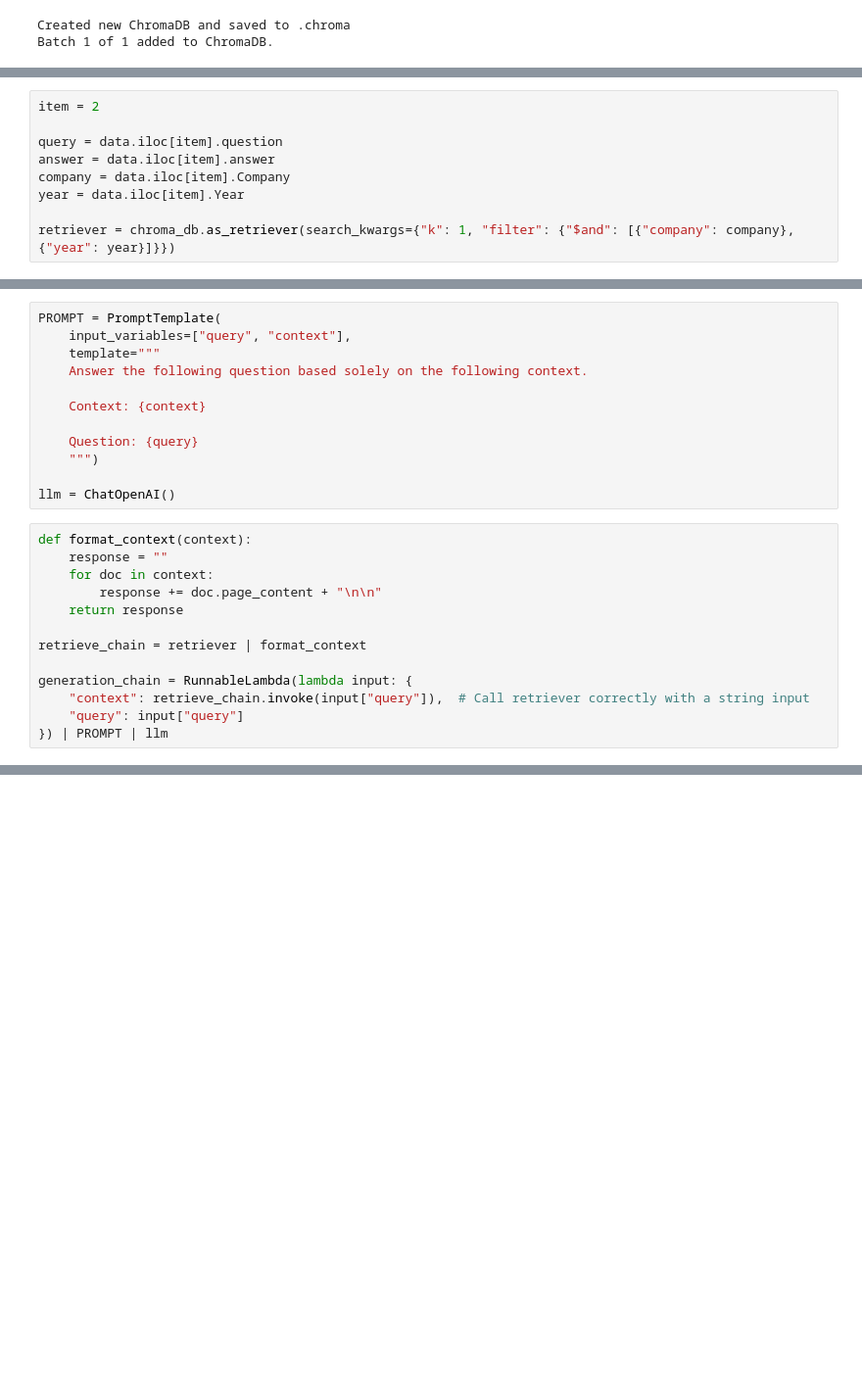
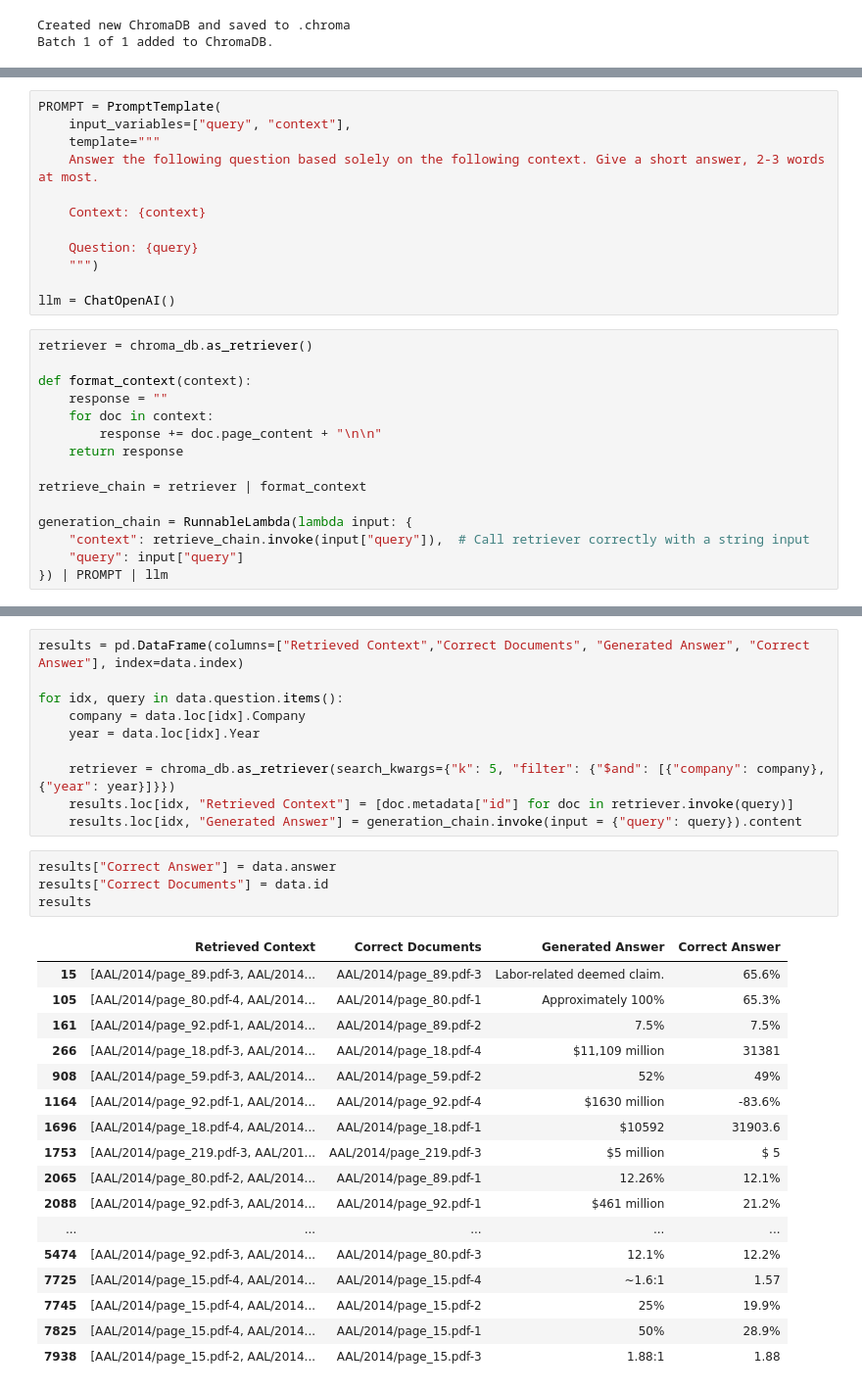
Before and after one commit to emrekuruu/VRAG, a Jupyter notebook: vanilla.ipynb, the cells around one changed output, grey strips where cells are left out. Shown at 98% size. Saved outputs shown, nothing was run; the diff lists cells and outputs as text; blank space fills up the shorter version.

```diff
--- a/vanilla.ipynb
+++ b/vanilla.ipynb
@@ -205,9 +195,0 @@ docs
-# %%
-item = 2
-
-query = data.iloc[item].question
-answer = data.iloc[item].answer
-company = data.iloc[item].Company
-year = data.iloc[item].Year
-
-retriever = chroma_db.as_retriever(search_kwargs={"k": 1, "filter": {"$and": [{"company": company}, {"year": year}]}})
@@ -217,7 +199,7 @@ retriever = chroma_db.as_retriever(search_kwargs={"k": 1, "filter": {"$and": [{"
 PROMPT = PromptTemplate(
     input_variables=["query", "context"],
     template="""
-    Answer the following question based solely on the following context.
+    Answer the following question based solely on the following context. Give a short answer, 2-3 words at most.
 
     Context: {context}
 
@@ -226,6 +208,8 @@ PROMPT = PromptTemplate(
 
 llm = ChatOpenAI()
 # %%
+retriever = chroma_db.as_retriever()
+
 def format_context(context):
     response = ""
     for doc in context:
@@ -283,0 +225,32 @@ the antitrust division of the department of justice ( doj ) , along with the dot
+# %%
+results = pd.DataFrame(columns=["Retrieved Context","Correct Documents", "Generated Answer", "Correct Answer"], index=data.index)
+
+for idx, query in data.question.items():
+    company = data.loc[idx].Company
+    year = data.loc[idx].Year
+
+    retriever = chroma_db.as_retriever(search_kwargs={"k": 5, "filter": {"$and": [{"company": company}, {"year": year}]}})
+    results.loc[idx, "Retrieved Context"] = [doc.metadata["id"] for doc in retriever.invoke(query)]
+    results.loc[idx, "Generated Answer"] = generation_chain.invoke(input = {"query": query}).content
+# %%
+results["Correct Answer"] = data.answer
+results["Correct Documents"] = data.id
+results
+# %% [output]
+|  | Retrieved Context | Correct Documents | Generated Answer | Correct Answer |
+| 15 | [AAL/2014/page_89.pdf-3, AAL/2014... | AAL/2014/page_89.pdf-3 | Labor-related deemed claim. | 65.6% |
+| 105 | [AAL/2014/page_80.pdf-4, AAL/2014... | AAL/2014/page_80.pdf-1 | Approximately 100% | 65.3% |
+| 161 | [AAL/2014/page_92.pdf-1, AAL/2014... | AAL/2014/page_89.pdf-2 | 7.5% | 7.5% |
+| 266 | [AAL/2014/page_18.pdf-3, AAL/2014... | AAL/2014/page_18.pdf-4 | $11,109 million | 31381 |
+| 908 | [AAL/2014/page_59.pdf-3, AAL/2014... | AAL/2014/page_59.pdf-2 | 52% | 49% |
+| 1164 | [AAL/2014/page_92.pdf-1, AAL/2014... | AAL/2014/page_92.pdf-4 | $1630 million | -83.6% |
+| 1696 | [AAL/2014/page_18.pdf-4, AAL/2014... | AAL/2014/page_18.pdf-1 | $10592 | 31903.6 |
+| 1753 | [AAL/2014/page_219.pdf-3, AAL/201... | AAL/2014/page_219.pdf-3 | $5 million | $ 5 |
+| 2065 | [AAL/2014/page_80.pdf-2, AAL/2014... | AAL/2014/page_89.pdf-1 | 12.26% | 12.1% |
+| 2088 | [AAL/2014/page_92.pdf-3, AAL/2014... | AAL/2014/page_92.pdf-1 | $461 million | 21.2% |
+| ... | ... | ... | ... | ... |
+| 5474 | [AAL/2014/page_92.pdf-3, AAL/2014... | AAL/2014/page_80.pdf-3 | 12.1% | 12.2% |
+| 7725 | [AAL/2014/page_15.pdf-4, AAL/2014... | AAL/2014/page_15.pdf-4 | ~1.6:1 | 1.57 |
+| 7745 | [AAL/2014/page_15.pdf-4, AAL/2014... | AAL/2014/page_15.pdf-2 | 25% | 19.9% |
+| 7825 | [AAL/2014/page_15.pdf-4, AAL/2014... | AAL/2014/page_15.pdf-1 | 50% | 28.9% |
+| 7938 | [AAL/2014/page_15.pdf-2, AAL/2014... | AAL/2014/page_15.pdf-3 | 1.88:1 | 1.88 |
```
Also changed, not shown: parts of 10 cells of this notebook, 1 other file.
